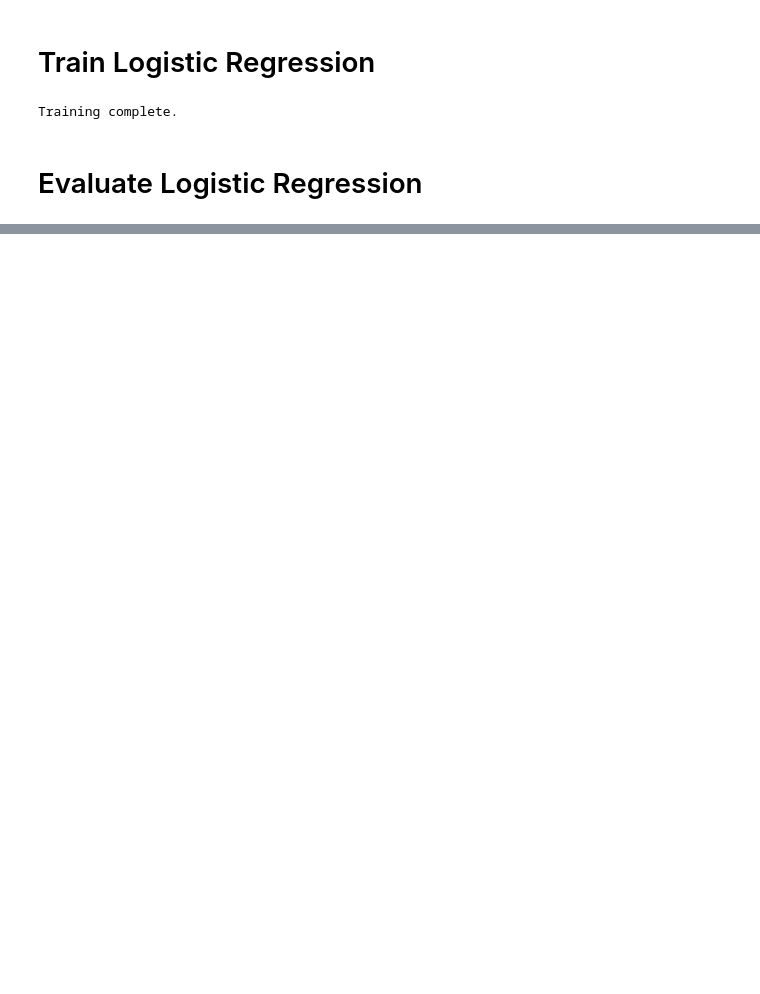
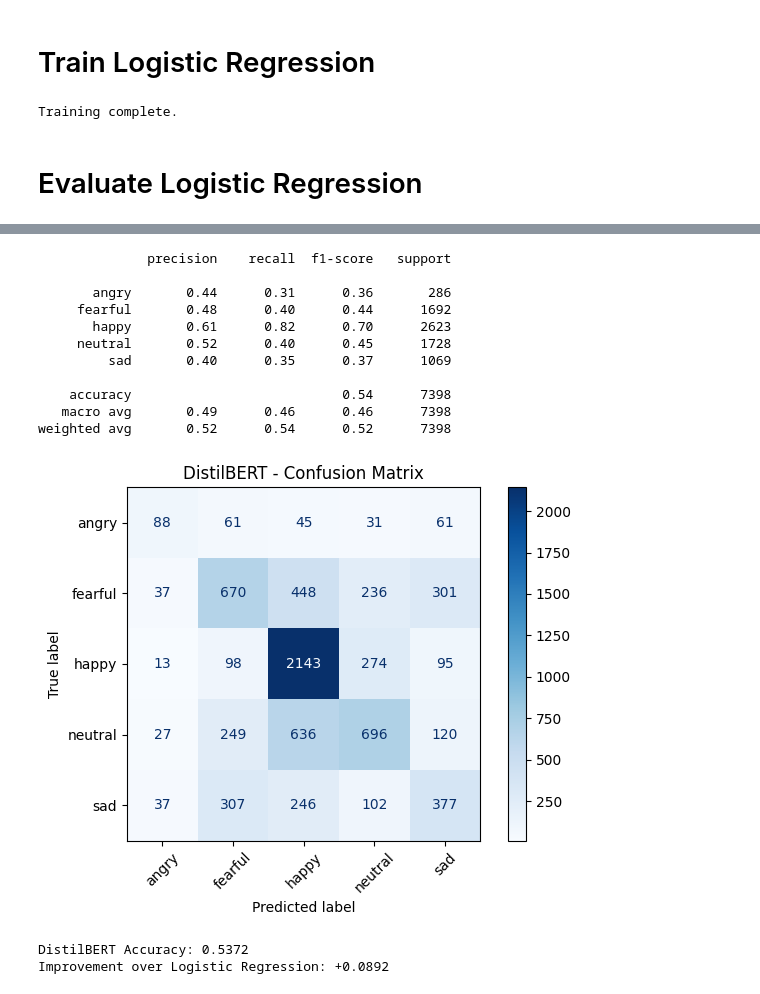
Before and after one commit to MSmit99/EmoTracker, a Jupyter notebook: Text Model/cs350_textSentimentClassification.ipynb, the cells around one changed output, grey strips where cells are left out. Cells and saved outputs as stored; diff of their text form; code cells hidden in the pictures; blank space fills up the shorter version.

```diff
--- a/Text Model/cs350_textSentimentClassification.ipynb
+++ b/Text Model/cs350_textSentimentClassification.ipynb
@@ -273,0 +322,13 @@ Baseline Accuracy: 0.3987
+# %%
+from transformers import AutoModelForSequenceClassification
+
+# Reuse the label mapping from your existing LabelEncoder
+label2id = {label: int(idx) for label, idx in zip(le.classes_, le.transform(le.classes_))}
+id2label = {v: k for k, v in label2id.items()}
+
+model = AutoModelForSequenceClassification.from_pretrained(
+    MODEL_NAME,
+    num_labels=len(label2id),
+    id2label=id2label,
+    label2id=label2id,
+)
@@ -273,0 +352,10 @@ Baseline Accuracy: 0.3987
+# %%
+import numpy as np
+import evaluate
+
+accuracy_metric = evaluate.load("accuracy")
+
+def compute_metrics(eval_pred):
+    logits, labels = eval_pred
+    preds = np.argmax(logits, axis=-1)
+    return accuracy_metric.compute(predictions=preds, references=labels)
@@ -273,0 +398,21 @@ Baseline Accuracy: 0.3987
+# %%
+from sklearn.metrics import classification_report, confusion_matrix, ConfusionMatrixDisplay
+
+predictions = trainer.predict(test_ds)
+y_pred_bert = np.argmax(predictions.predictions, axis=-1)
+y_true      = predictions.label_ids
+
+# Same style as your existing evaluation cell
+print(classification_report(y_true, y_pred_bert, target_names=le.classes_))
+
+cm   = confusion_matrix(y_true, y_pred_bert)
+disp = ConfusionMatrixDisplay(confusion_matrix=cm, display_labels=le.classes_)
+disp.plot(cmap='Blues', xticks_rotation=45)
+plt.title('DistilBERT - Confusion Matrix')
+plt.tight_layout()
+plt.show()
+
+bert_accuracy = accuracy_score(y_true, y_pred_bert)
+print(f"DistilBERT Accuracy: {bert_accuracy:.4f}")
+print(f"Improvement over Logistic Regression: +{bert_accuracy - baseline_accuracy:.4f}")
+# %% [output]
@@ -273,0 +420,14 @@ Baseline Accuracy: 0.3987
+              precision    recall  f1-score   support
+
+       angry       0.44      0.31      0.36       286
+     fearful       0.48      0.40      0.44      1692
+       happy       0.61      0.82      0.70      2623
+     neutral       0.52      0.40      0.45      1728
+         sad       0.40      0.35      0.37      1069
+
+    accuracy                           0.54      7398
+   macro avg       0.49      0.46      0.46      7398
+weighted avg       0.52      0.54      0.52      7398
+[figure, added]
+DistilBERT Accuracy: 0.5372
+Improvement over Logistic Regression: +0.0892
```
Also changed, not shown: parts of 15 cells of this notebook.
